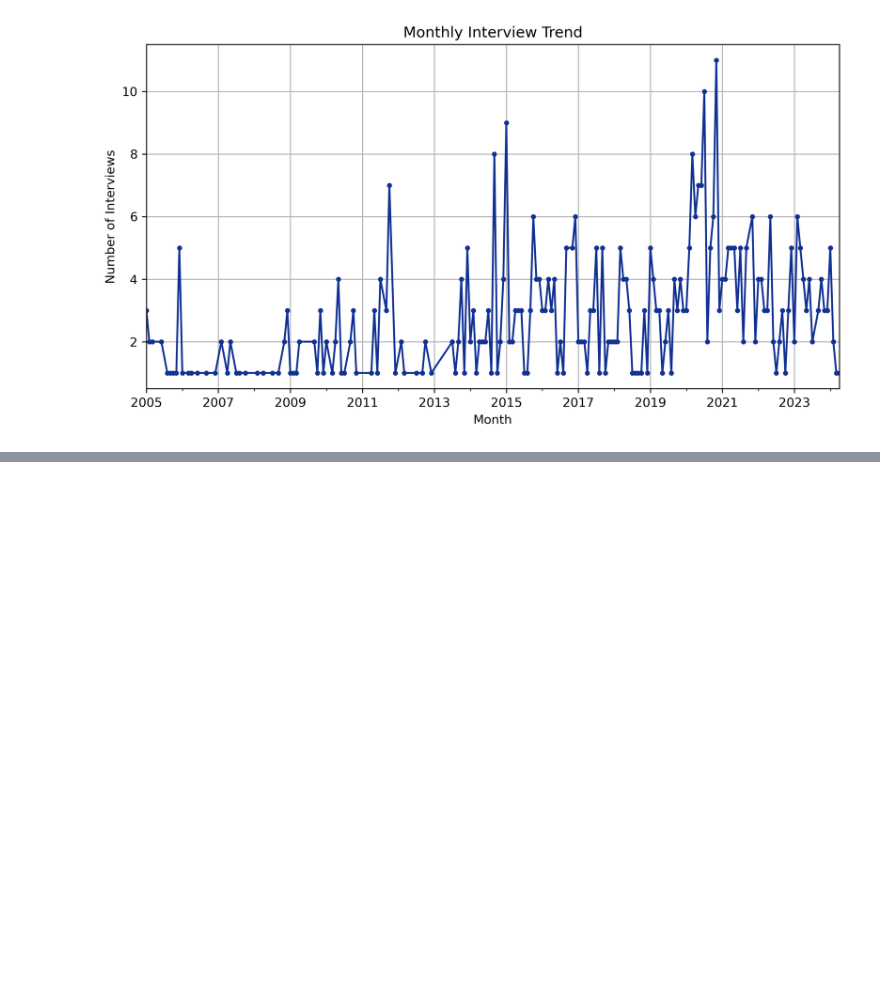
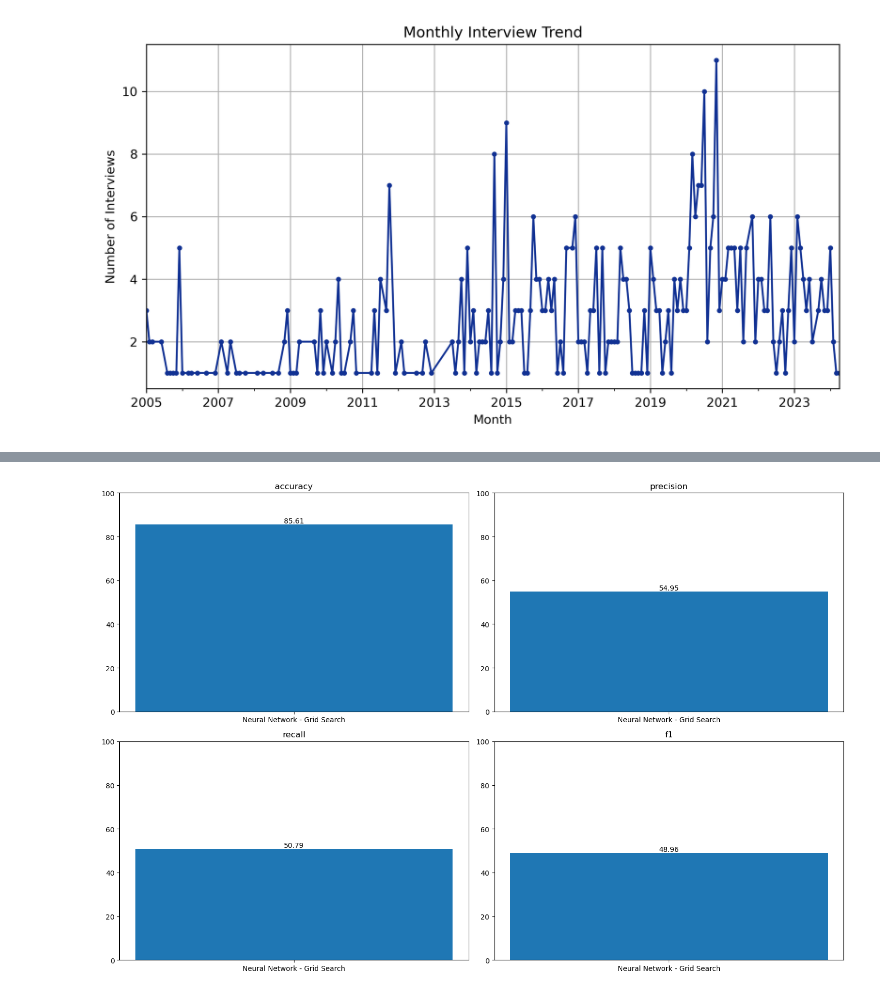
Before and after one commit to lalvarezpoli/DSDM_Thesis, a Jupyter notebook: Metaphor_Extraction.ipynb, the cells around one changed output, grey strips where cells are left out. Drawn from its saved outputs; the diff is of its cells as text; code cells hidden in the pictures; blank space fills up the shorter version.

```diff
--- a/Metaphor_Extraction.ipynb
+++ b/Metaphor_Extraction.ipynb
@@ -311,0 +519,19 @@ plt.show()
+# %%
+# Order the histories by the validation loss
+histories = sorted(histories, key=lambda x: x[0].history['accuracy'][-1])
+
+df_histories = pd.DataFrame(histories, columns=['history', 'params', 'accuracy', 'recall'])
+
+# Print the results in order:
+results = df_histories
+results = results.sort_values(by='accuracy', ascending=False)
+
+means = results['accuracy']
+dev = results['recall']
+params = results['params']
+
+sorted_indices = sorted(range(len(means)), key=lambda i: means[i], reverse=True)
+
+# Print the top 5 results
+for i in sorted_indices[:5]:
+    print("%f (%f) with: %r" % (means[i], dev[i], params[i]))
@@ -311,0 +544,26 @@ plt.show()
+# %%
+# Get the best model
+best_params = results.iloc[0]['params']
+
+dense_layers = best_params['dense_layer']
+activation = best_params['activation']
+dropout_rate = best_params['dropout_rate']
+init = best_params['init']
+l1 = best_params['l1']
+l2 = best_params['l2']
+learnin_rate = best_params['learnin_rate']
+
+# Build the best model
+model_nn = build_model(vocab_size=vocab_size, embedding_dim=embedding_dim, max_length=max_length, dense_layers=dense_layers, activation=activation, dropout_rate=dropout_rate, init=init, l1=l1, l2=l2)
+
+# Train the best model
+model_nn.fit(padded_sequences, train_data['Matched'], epochs=10, batch_size=32)
+
+# Predict the test data
+y_pred = model_nn.predict(padded_sequences_test)
+
+# Calculate metrics
+metrics = Metrics()
+metrics.run(test_data['Matched'], y_pred, 'Neural Network - Grid Search', proba=True)
+metrics.plot()
+# %% [output]
@@ -311,0 +587 @@ plt.show()
+[figure, added]
```
Also changed, not shown: parts of 31 cells of this notebook, 8 other files.
